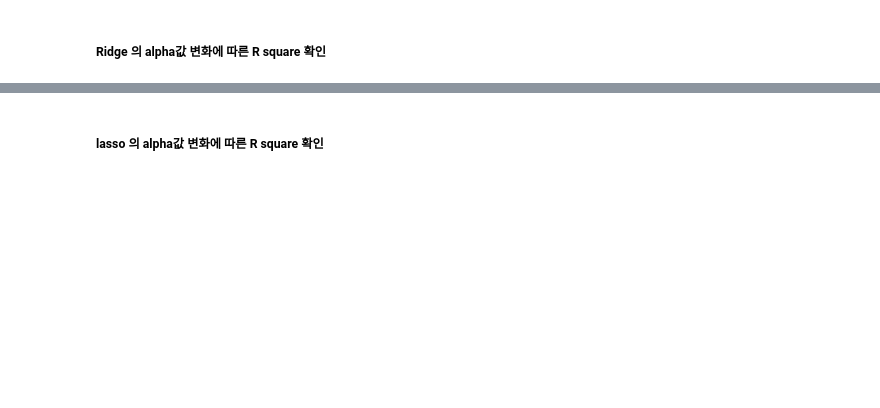
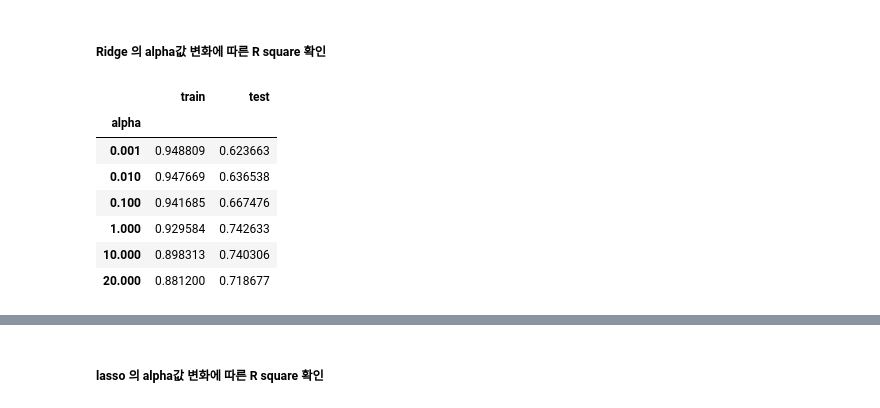
Before and after one commit to kgmyhGit/SKN06, a Jupyter notebook: 08_machine_learning/12_선형모델_선형회귀.ipynb, the cells around one changed output, grey strips where cells are left out. Drawn from its saved outputs; the diff is of its cells as text; code cells hidden in the pictures; blank space fills up the shorter version.

```diff
--- a/08_machine_learning/12_선형모델_선형회귀.ipynb
+++ b/08_machine_learning/12_선형모델_선형회귀.ipynb
@@ -563,2 +648,10 @@ coef_df2
 # %% [markdown]
 ### PolynormialFeatures로 전처리한 Boston Dataset 에 Ridge, Lasso 규제 적용
+# %%
+from sklearn.pipeline import Pipeline
+from sklearn.preprocessing import PolynomialFeatures, StandardScaler
+
+preprocessor = Pipeline([
+    ("poly", PolynomialFeatures(degree=2, include_bias=False)),
+    ("scaler", StandardScaler()),
+])
@@ -568,0 +701,13 @@ coef_df2
+# %%
+ridge_df = pd.DataFrame({"alpha":alpha_list, "train":train_r2, "test":test_r2})
+ridge_df.set_index("alpha", inplace=True)
+ridge_df
+# %% [output]
+|  | train | test |
+| alpha |  |  |
+| 0.001 | 0.948809 | 0.623663 |
+| 0.010 | 0.947669 | 0.636538 |
+| 0.100 | 0.941685 | 0.667476 |
+| 1.000 | 0.929584 | 0.742633 |
+| 10.000 | 0.898313 | 0.740306 |
+| 20.000 | 0.881200 | 0.718677 |
```
Also changed, not shown: parts of 18 cells of this notebook, 4 other files.
